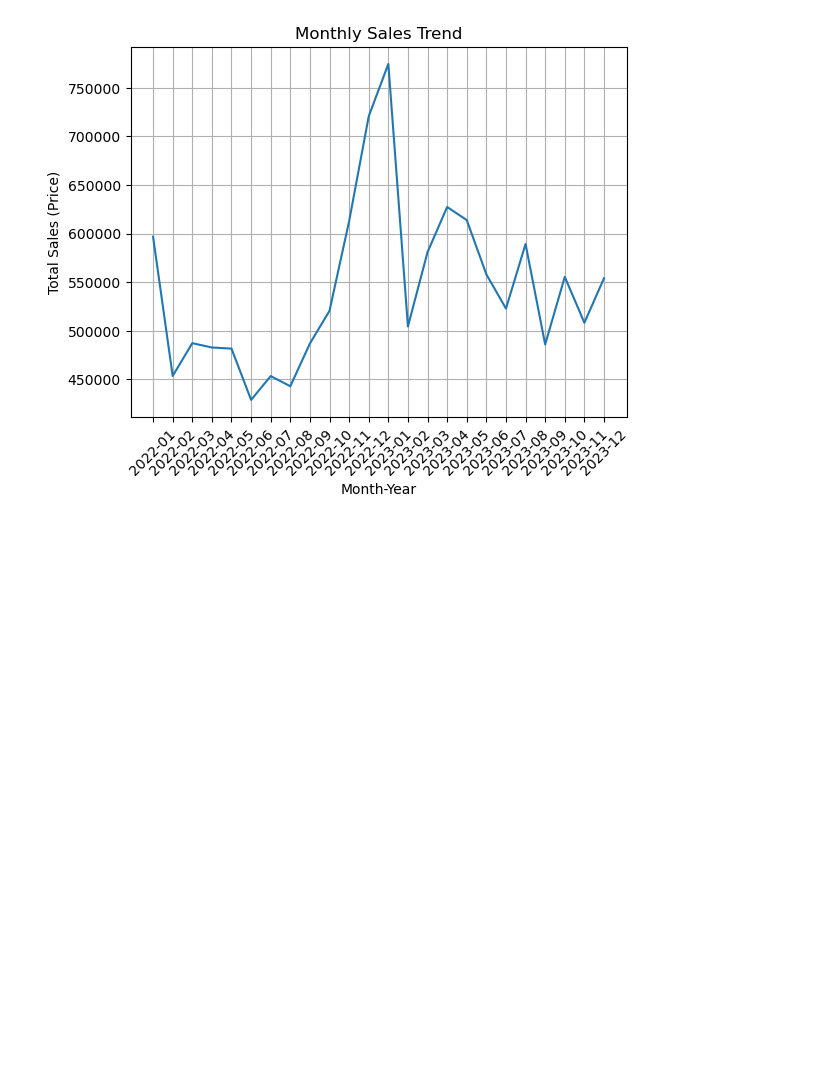
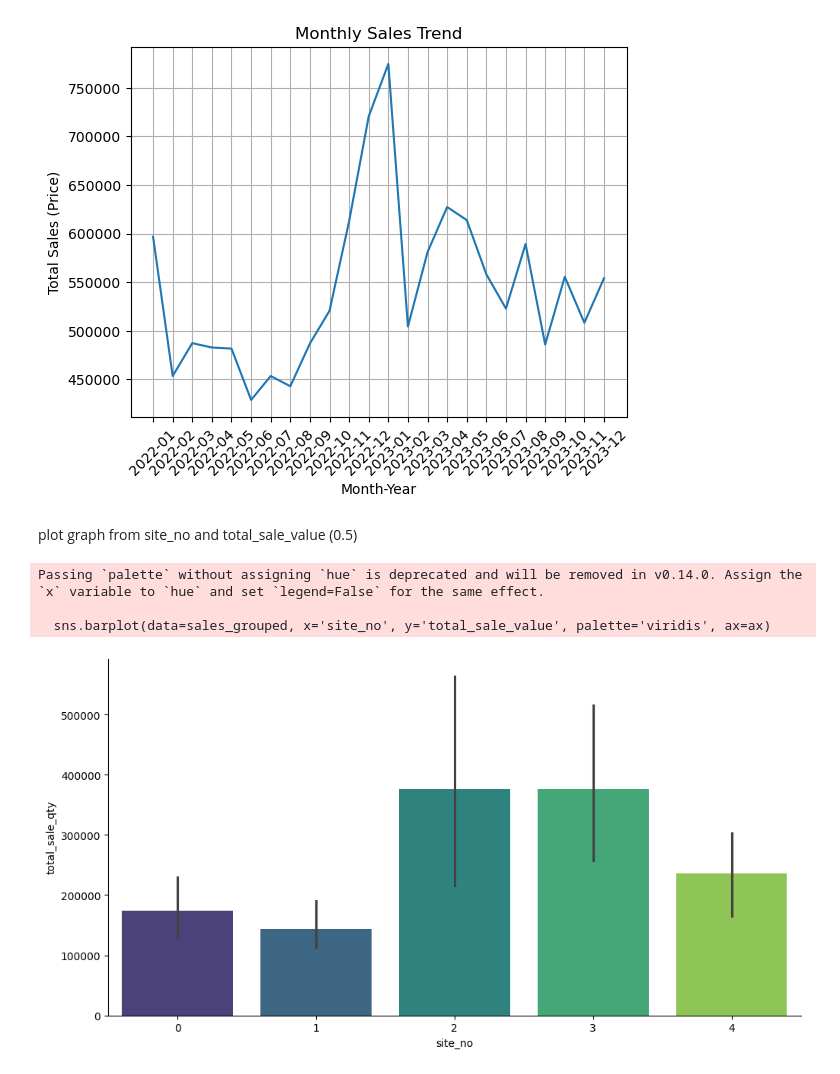
Before and after one commit to TaksaphornNow/AI_Transform, a Jupyter notebook: code/Assignmnet_1.ipynb, the cells around one changed output. Cells and saved outputs as stored; diff of their text form; code cells hidden in the pictures; blank space fills up the shorter version.

```diff
--- a/code/Assignmnet_1.ipynb
+++ b/code/Assignmnet_1.ipynb
@@ -126,3 +179,30 @@ plt.grid(True)
 plt.show()
 # %% [output]
 [figure]
+# %% [markdown]
+plot graph from site_no and total_sale_value (0.5)
+# %%
+sales_grouped = sales.groupby(['site_no', 'sku_no']).agg(
+    total_sale_qty=('sale_qty', 'sum'),
+    total_sale_value=('salev_amt', 'sum'),
+    total_disc_amt=('disc_amt', 'sum')
+).reset_index()
+# %%
+import matplotlib.pyplot as plt
+import seaborn as sns
+
+# Create a bar plot for total sale quantity by site_no
+fig, ax = plt.subplots(figsize=(10, 5.2), layout='constrained')
+
+sns.barplot(data=sales_grouped, x='site_no', y='total_sale_value', palette='viridis', ax=ax)
+
+sns.despine(fig=fig, ax=ax)
+plt.xlabel('site_no')
+plt.ylabel('total_sale_qty')
+
+plt.show()
+# %% [output]
+Passing `palette` without assigning `hue` is deprecated and will be removed in v0.14.0. Assign the `x` variable to `hue` and set `legend=False` for the same effect.
+
+  sns.barplot(data=sales_grouped, x='site_no', y='total_sale_value', palette='viridis', ax=ax)
+[figure, added]
```
Also changed, not shown: parts of 13 cells of this notebook.
